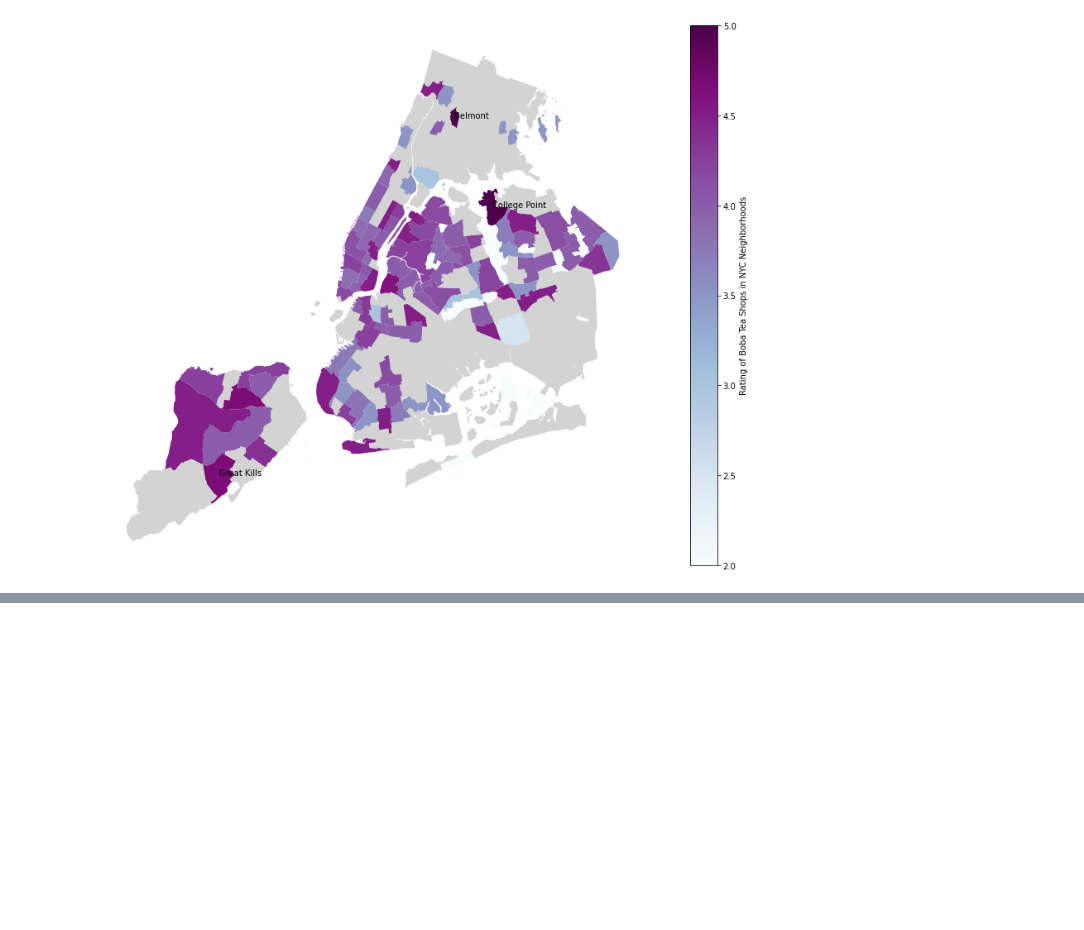
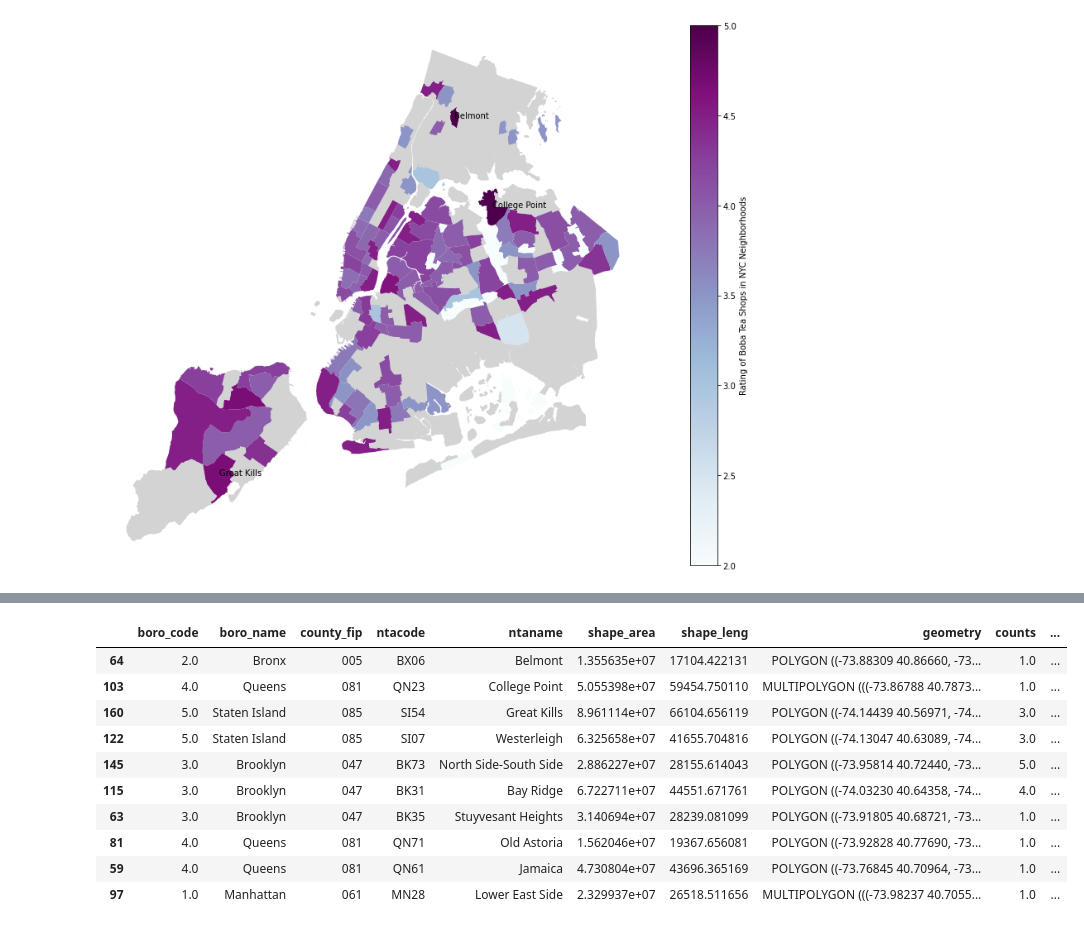
Before and after one commit to mebauer/boba-nyc, a Jupyter notebook: teabook/boba-maps-nyc.ipynb, the cells around one changed output, grey strips where cells are left out. Saved outputs shown, nothing was run; the diff lists cells and outputs as text; code cells hidden in the pictures; blank space fills up the shorter version.

```diff
--- a/teabook/boba-maps-nyc.ipynb
+++ b/teabook/boba-maps-nyc.ipynb
@@ -88,12 +86,10 @@ join_df.head()
 5 rows × 27 columns
 # %%
 # get the counts of boba shops groupped by neighborhood names
-
-group_nt = join_df.groupby(by='ntaname')['id'].count().sort_values(ascending=True)
-group_nt = group_nt.reset_index()
-group_nt.columns = ['ntaname', 'counts']
-group_nt.head()
-group_nt.describe()
+nt_count = join_df.groupby(by='ntaname')['id'].count().sort_values(ascending=True)
+nt_count = nt_count.reset_index()
+nt_count.columns = ['ntaname', 'counts']
+nt_count.describe()
 # %% [output]
 |  | counts |
 | count | 94.000000 |
@@ -218,0 +255,14 @@ ax[1].set_axis_off()
+# %%
+group_nt_gdf.sort_values("rating", ascending=False).dropna()[0:10]
+# %% [output]
+|  | boro_code | boro_name | county_fip | ntacode | ntaname | shape_area | shape_leng | geometry | counts | ... |
+| 64 | 2.0 | Bronx | 005 | BX06 | Belmont | 1.355635e+07 | 17104.422131 | POLYGON ((-73.88309 40.86660, -73... | 1.0 | ... |
+| 103 | 4.0 | Queens | 081 | QN23 | College Point | 5.055398e+07 | 59454.750110 | MULTIPOLYGON (((-73.86788 40.7873... | 1.0 | ... |
+| 160 | 5.0 | Staten Island | 085 | SI54 | Great Kills | 8.961114e+07 | 66104.656119 | POLYGON ((-74.14439 40.56971, -74... | 3.0 | ... |
+| 122 | 5.0 | Staten Island | 085 | SI07 | Westerleigh | 6.325658e+07 | 41655.704816 | POLYGON ((-74.13047 40.63089, -74... | 3.0 | ... |
+| 145 | 3.0 | Brooklyn | 047 | BK73 | North Side-South Side | 2.886227e+07 | 28155.614043 | POLYGON ((-73.95814 40.72440, -73... | 5.0 | ... |
+| 115 | 3.0 | Brooklyn | 047 | BK31 | Bay Ridge | 6.722711e+07 | 44551.671761 | POLYGON ((-74.03230 40.64358, -74... | 4.0 | ... |
+| 63 | 3.0 | Brooklyn | 047 | BK35 | Stuyvesant Heights | 3.140694e+07 | 28239.081099 | POLYGON ((-73.91805 40.68721, -73... | 1.0 | ... |
+| 81 | 4.0 | Queens | 081 | QN71 | Old Astoria | 1.562046e+07 | 19367.656081 | POLYGON ((-73.92828 40.77690, -73... | 1.0 | ... |
+| 59 | 4.0 | Queens | 081 | QN61 | Jamaica | 4.730804e+07 | 43696.365169 | POLYGON ((-73.76845 40.70964, -73... | 1.0 | ... |
+| 97 | 1.0 | Manhattan | 061 | MN28 | Lower East Side | 2.329937e+07 | 26518.511656 | MULTIPOLYGON (((-73.98237 40.7055... | 1.0 | ... |
```
Also changed, not shown: parts of 24 cells of this notebook.
